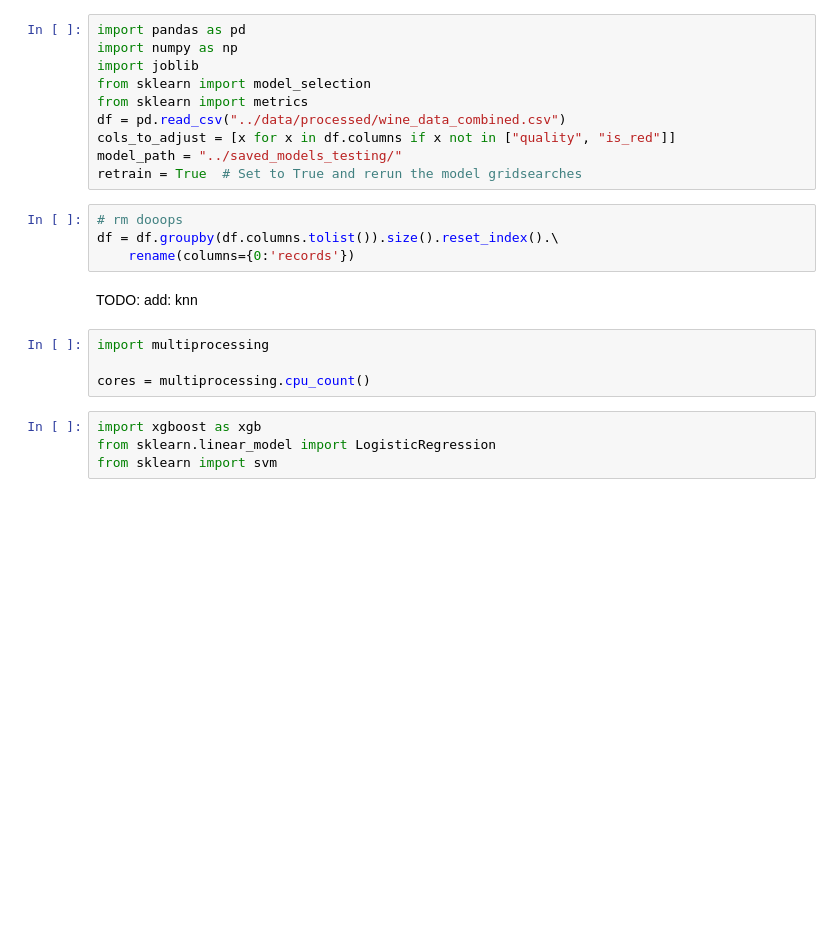
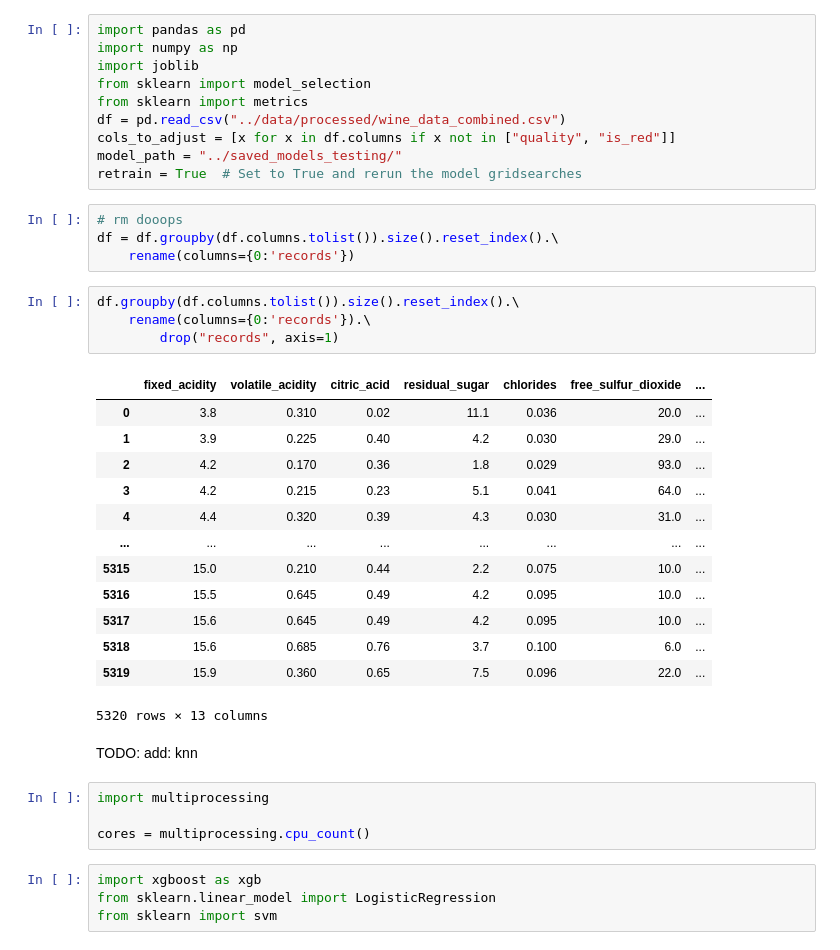
Before and after one commit to despresj/cse_project, a Jupyter notebook: python/model_tuning.ipynb, the cells around one changed output. Cells and saved outputs as stored; diff of their text form; blank space fills up the shorter version.

```diff
--- a/python/model_tuning.ipynb
+++ b/python/model_tuning.ipynb
@@ -12,6 +12,24 @@ retrain = True  # Set to True and rerun the model gridsearches
 # rm dooops
 df = df.groupby(df.columns.tolist()).size().reset_index().\
     rename(columns={0:'records'})
+# %%
+df.groupby(df.columns.tolist()).size().reset_index().\
+    rename(columns={0:'records'}).\
+        drop("records", axis=1)
+# %% [output]
+|  | fixed_acidity | volatile_acidity | citric_acid | residual_sugar | chlorides | free_sulfur_dioxide | ... |
+| 0 | 3.8 | 0.310 | 0.02 | 11.1 | 0.036 | 20.0 | ... |
+| 1 | 3.9 | 0.225 | 0.40 | 4.2 | 0.030 | 29.0 | ... |
+| 2 | 4.2 | 0.170 | 0.36 | 1.8 | 0.029 | 93.0 | ... |
+| 3 | 4.2 | 0.215 | 0.23 | 5.1 | 0.041 | 64.0 | ... |
+| 4 | 4.4 | 0.320 | 0.39 | 4.3 | 0.030 | 31.0 | ... |
+| ... | ... | ... | ... | ... | ... | ... | ... |
+| 5315 | 15.0 | 0.210 | 0.44 | 2.2 | 0.075 | 10.0 | ... |
+| 5316 | 15.5 | 0.645 | 0.49 | 4.2 | 0.095 | 10.0 | ... |
+| 5317 | 15.6 | 0.645 | 0.49 | 4.2 | 0.095 | 10.0 | ... |
+| 5318 | 15.6 | 0.685 | 0.76 | 3.7 | 0.100 | 6.0 | ... |
+| 5319 | 15.9 | 0.360 | 0.65 | 7.5 | 0.096 | 22.0 | ... |
+5320 rows × 13 columns
 # %% [markdown]
 TODO:
 add: knn
```
Also changed, not shown: parts of 11 cells of this notebook, 4 other files.
